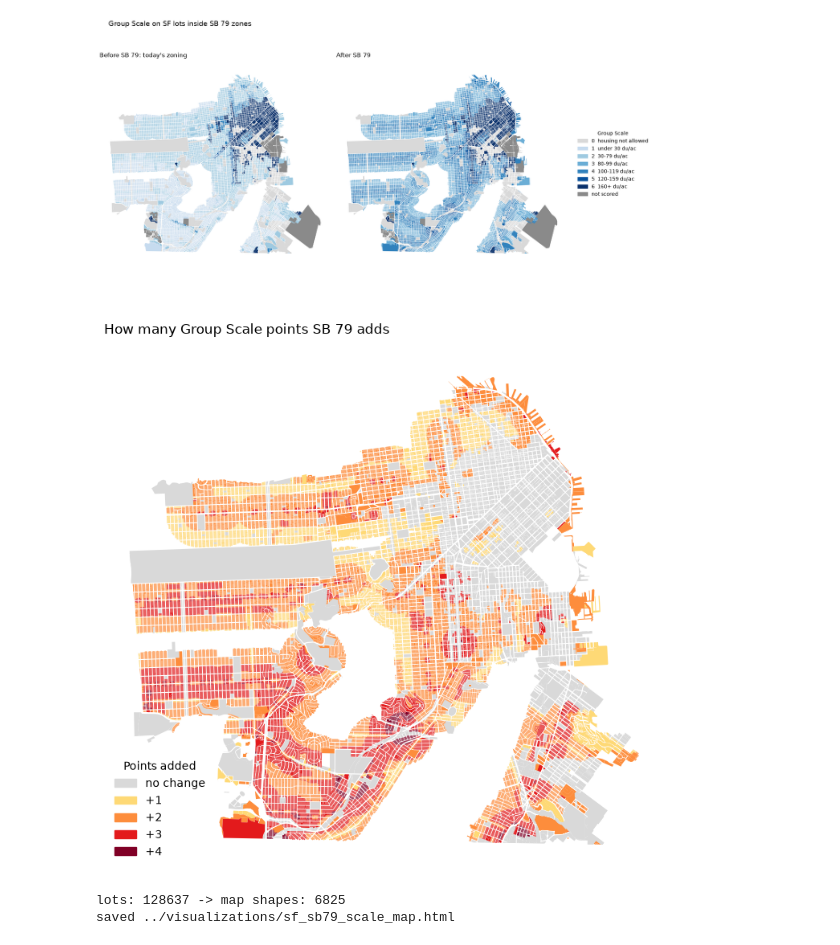
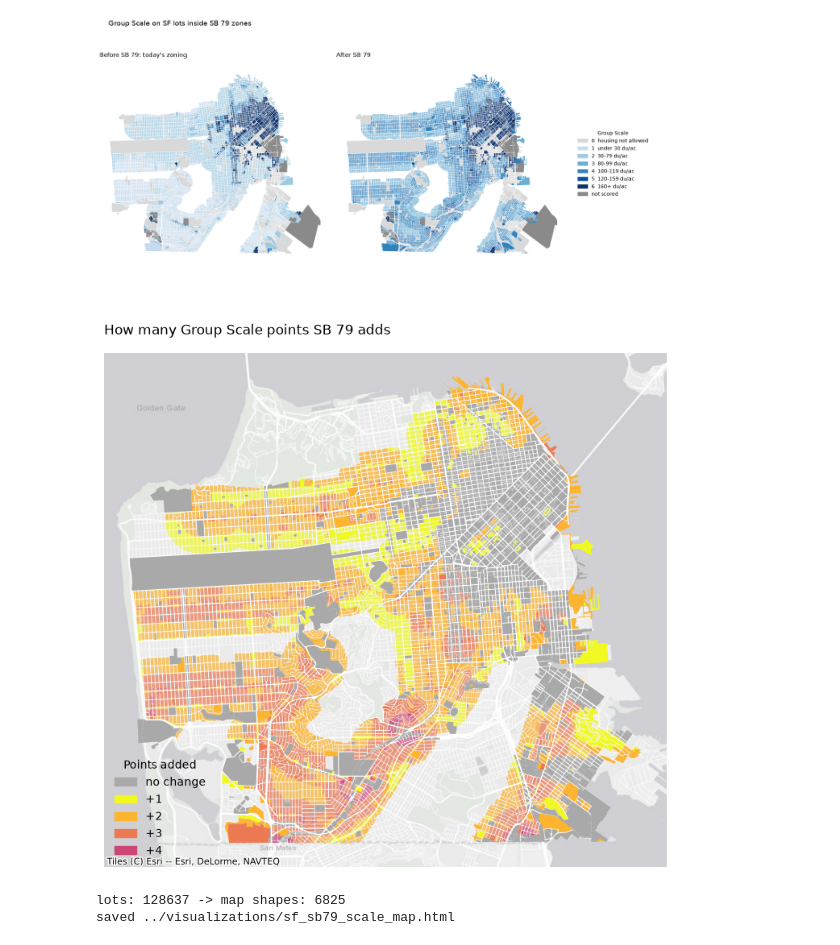
Before and after one commit to yonahg/CYPLAN101_SB79_Impact_Analysis, a Jupyter notebook: notebooks/sf_02_charts_maps.ipynb, the cells around one changed output. Cells and saved outputs as stored; diff of their text form; code cells hidden in the pictures.

Commit message:
Oakland scale change map

```diff
--- a/notebooks/sf_02_charts_maps.ipynb
+++ b/notebooks/sf_02_charts_maps.ipynb
@@ -64,22 +69,39 @@ plt.show()
 # %% [output]
 [figure]
 # %%
+sf_3857 = sf_sb79_parcels_gdf.to_crs(epsg=3857)  # 1. Reproject to match basemap CRS
+
 #where does SB 79 raise the scale, and by how many points?
 fig, ax = plt.subplots(figsize=(9, 9))
-change_colors = {0: "#d9d9d9", 1: "#fed976", 2: "#fd8d3c", 3: "#e31a1c", 4: "#800026", 5: "#4a0014"}
+change_colors = {
+    0: "#A9A9A9",
+    1: "#f0f921",
+    2: "#fdb42f",
+    3: "#ed7953",
+    4: "#cc4778",
+    5: "#7e03a8",
+    6: "#0d0887",
+}
 for change, color in change_colors.items():
-    layer = sf_sb79_parcels_gdf[sf_sb79_parcels_gdf["scale_change"] == change]
+    layer = sf_3857[sf_3857["scale_change"] == change]
     if len(layer) > 0:
-        layer.plot(ax=ax, color=color, linewidth=0)
+        layer.plot(ax=ax, color=color, linewidth=0, zorder=2)
+
+cx.add_basemap(
+    ax,
+    source=cx.providers.Esri.WorldGrayCanvas,
+    zorder=1  # Draw basemap BELOW parcels
+)
+
 handles = [plt.matplotlib.patches.Patch(color=c, label=("no change" if k == 0 else f"+{k}")) for k, c in change_colors.items()
            if (sf_sb79_parcels_gdf["scale_change"] == k).any()]
 ax.legend(handles=handles, title="Points added", loc="lower left", frameon=False)
 ax.set_title("How many Group Scale points SB 79 adds", loc="left")
 ax.set_axis_off()
 plt.savefig(MAPS_DIR / "sf_scale_change_map.png", dpi=150, bbox_inches="tight")
 plt.show()
 # %% [output]
-[figure, old version]
+[figure, new version]
 # %%
 #one shape per block + before score + after score (missing scores become -1 so dissolve keeps them)
 web_gdf = sf_sb79_parcels_gdf[["block_num", "scale_before", "scale_after", "acres", "geometry"]].copy()
```
Also changed, not shown: parts of 2 cells of this notebook, 11 other files.
